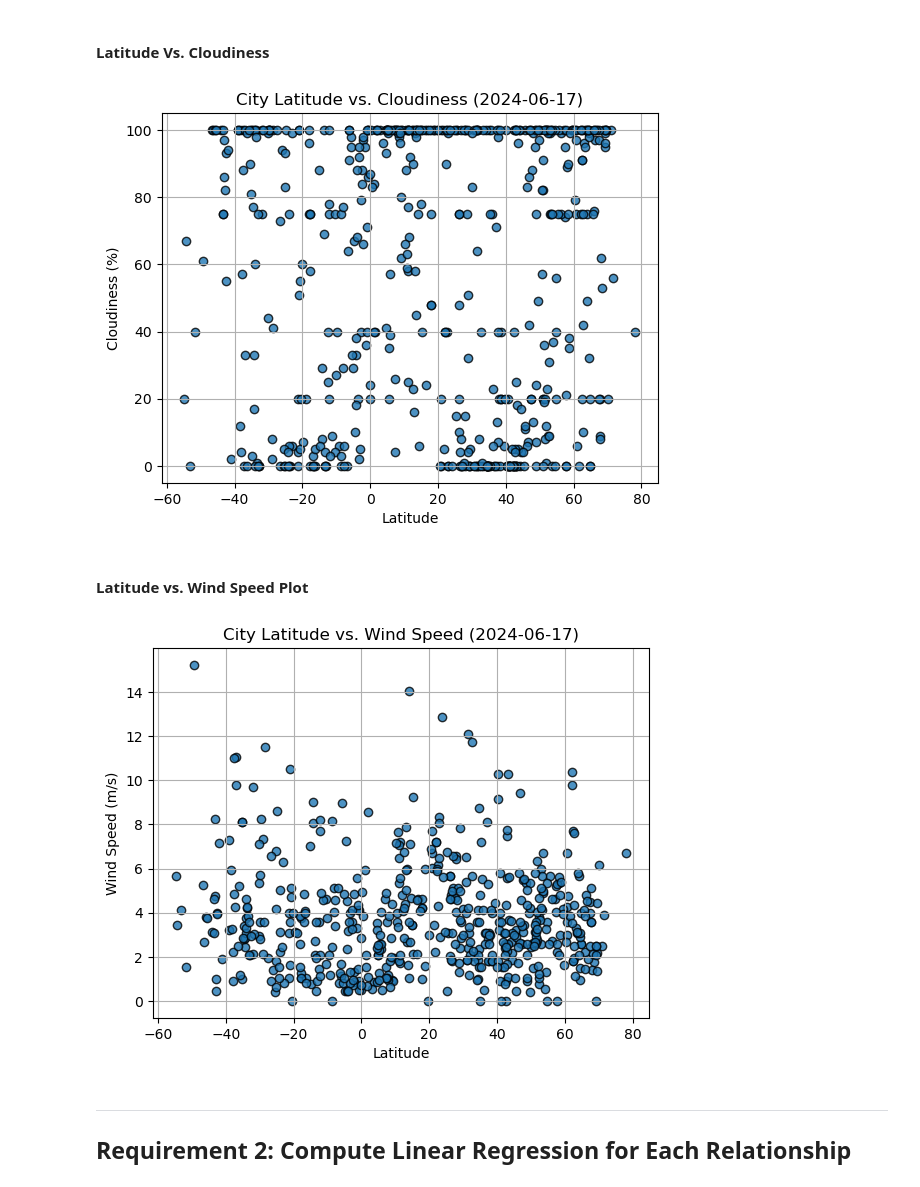
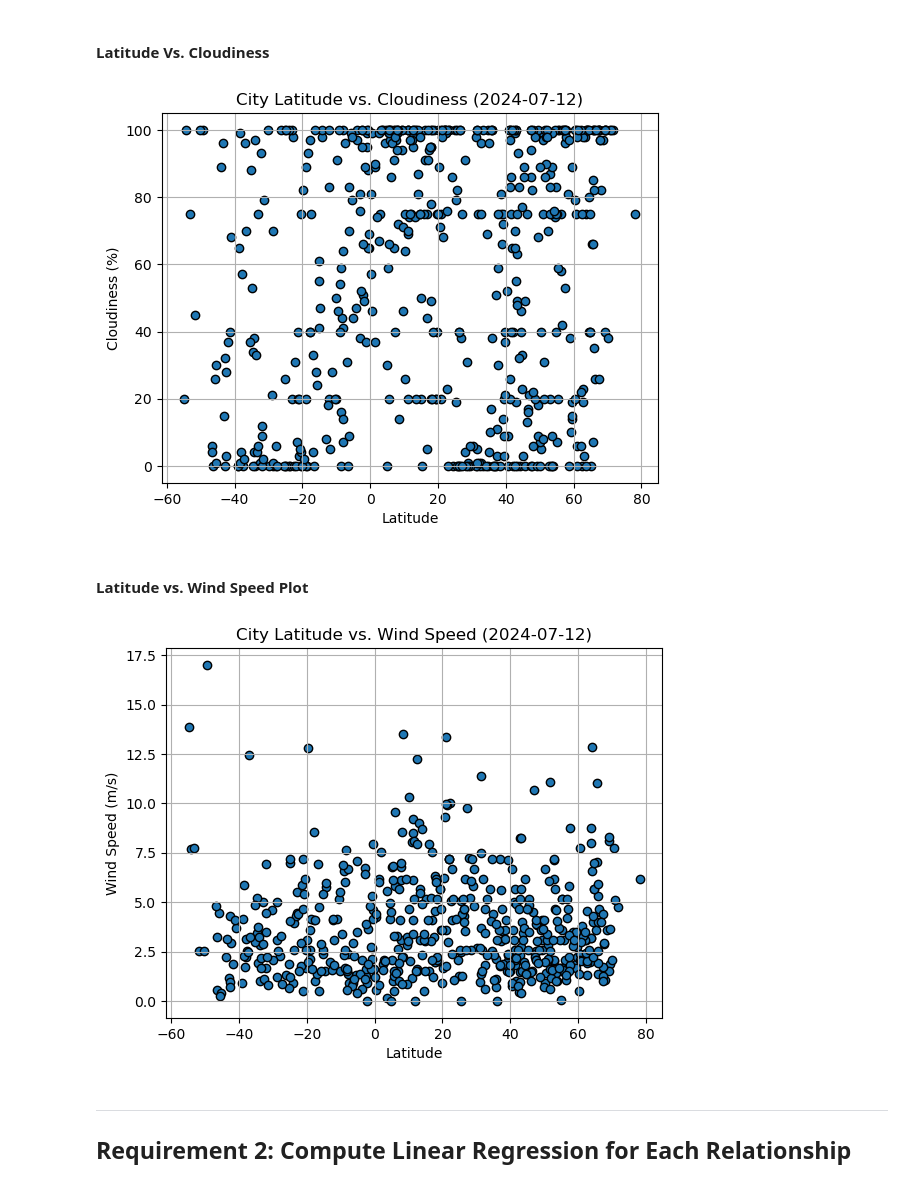
Before and after one commit to pixare7/World_Weather_Analysis, a Jupyter notebook: WeatherPy.ipynb, the cells around one changed output. Cells and saved outputs as stored; diff of their text form; code cells hidden in the pictures.

Commit message:
analyzed weather for northern and southern hemispheres & created visualizations

```diff
--- a/WeatherPy.ipynb
+++ b/WeatherPy.ipynb
@@ -238,10 +244,15 @@ plt.show()
 #### Latitude Vs. Cloudiness
 # %%
 # Build the scatter plots for latitude vs. cloudiness
-# YOUR CODE HERE
+lat = city_data_df['Lat']
+cloud = city_data_df['Cloudiness']
+plt.scatter(lat, cloud, edgecolors='black')
 
-# Incorporate the other graph properties
-# YOUR CODE HERE
+# other graph properties
+plt.title('City Latitude vs. Cloudiness (2024-07-12)')
+plt.xlabel('Latitude')
+plt.ylabel('Cloudiness (%)')
+plt.grid(True)
 
 # Save the figure
 plt.savefig("output_data/Fig3.png")
@@ -249,23 +260,28 @@ plt.savefig("output_data/Fig3.png")
 # Show plot
 plt.show()
 # %% [output]
-[figure, old version]
+[figure, new version]
 # %% [markdown]
 #### Latitude vs. Wind Speed Plot
 # %%
 # Build the scatter plots for latitude vs. wind speed
-# YOUR CODE HERE
+lat = city_data_df['Lat']
+wind = city_data_df['Wind Speed']
+plt.scatter(lat, wind, edgecolors='black')
 
-# Incorporate the other graph properties
-# YOUR CODE HERE
+# other graph properties
+plt.title('City Latitude vs. Wind Speed (2024-07-12)')
+plt.xlabel('Latitude')
+plt.ylabel('Wind Speed (m/s)')
+plt.grid(True)
 
 # Save the figure
 plt.savefig("output_data/Fig4.png")
 
 # Show plot
 plt.show()
 # %% [output]
-[figure, old version]
+[figure, new version]
 # %% [markdown]
 ---
 
```
Also changed, not shown: parts of 33 cells of this notebook, 4 other files.
